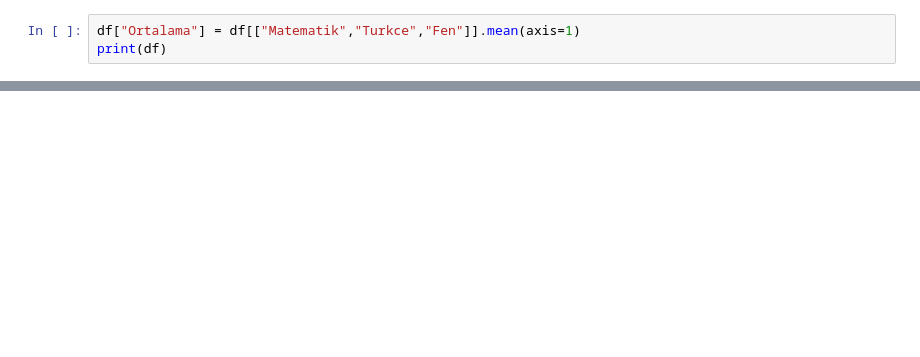
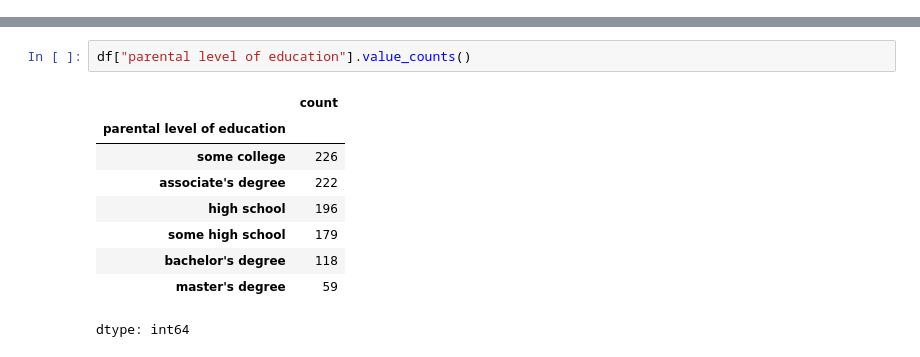
Before and after one commit to Birilknur/gelecek-dev, a Jupyter notebook: Untitled7.ipynb, the cells around one changed output, grey strips where cells are left out. Drawn from its saved outputs; the diff is of its cells as text; blank space fills up the shorter version.

```diff
--- a/Untitled7.ipynb
+++ b/Untitled7.ipynb
@@ -26,3 +40,0 @@ print(df)
-# %%
-df["Ortalama"] = df[["Matematik","Turkce","Fen"]].mean(axis=1)
-print(df)
@@ -49,0 +100,12 @@ plt.show()
+# %%
+df["parental level of education"].value_counts()
+# %% [output]
+|  | count |
+| parental level of education |  |
+| some college | 226 |
+| associate's degree | 222 |
+| high school | 196 |
+| some high school | 179 |
+| bachelor's degree | 118 |
+| master's degree | 59 |
+dtype: int64
```
Also changed, not shown: parts of 11 cells of this notebook.
